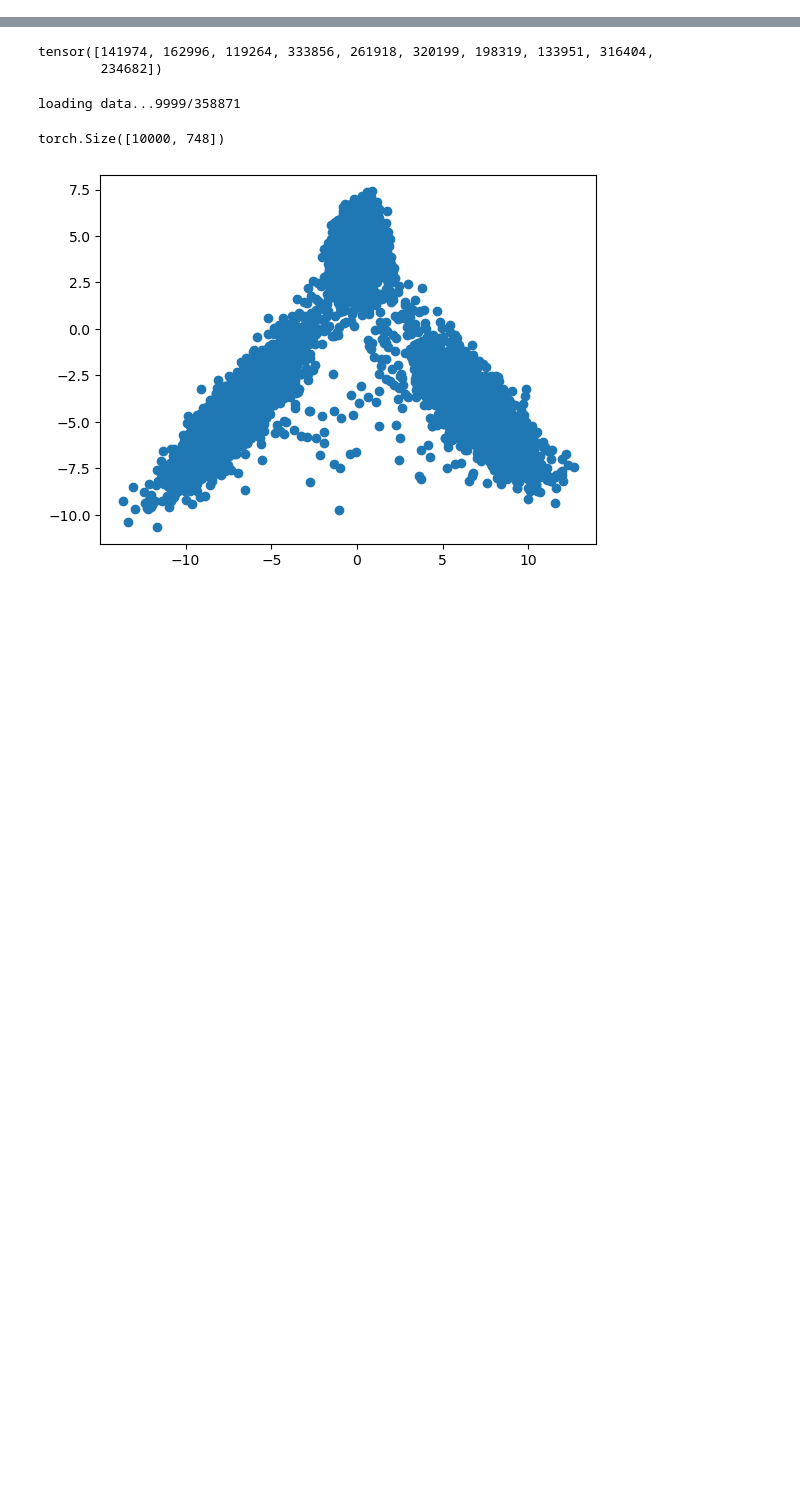
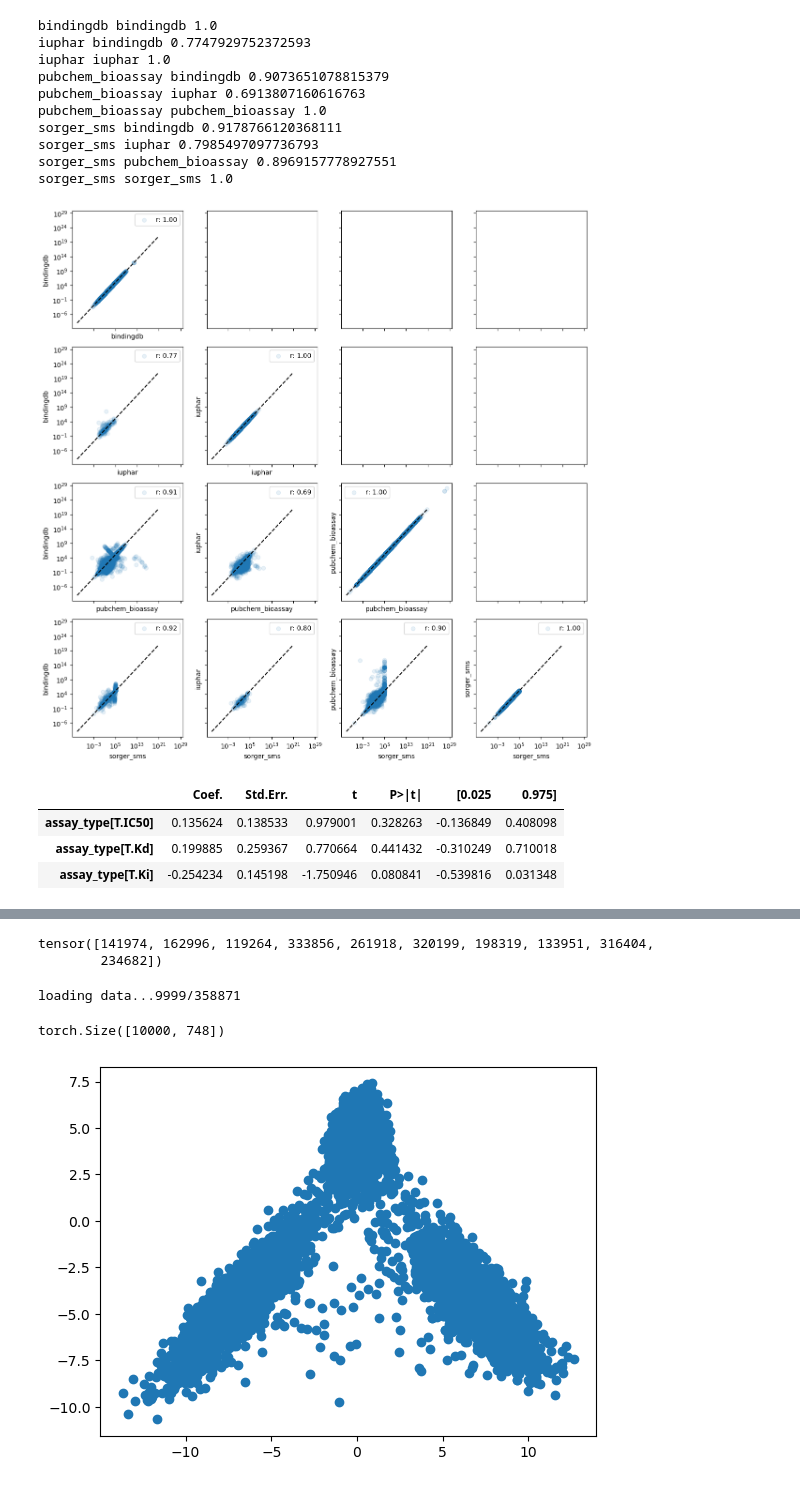
Before and after one commit to nathanieljevans/gsnn-lib, a Jupyter notebook: notebooks/_dev/_dev.ipynb, the cells around one changed output, grey strips where cells are left out. Saved outputs shown, nothing was run; the diff lists cells and outputs as text; code cells hidden in the pictures; blank space fills up the shorter version.

```diff
--- a/notebooks/_dev/_dev.ipynb
+++ b/notebooks/_dev/_dev.ipynb
@@ -25,0 +127,75 @@ The autoreload extension is already loaded. To reload it, use:
+# %%
+# how do assay values between databases compare
+_targ_avg = targ2.groupby(['inchi_key', 'uniprot_id', 'database'])[['assay_value']].mean().reset_index() #.agg(['mean', 'std', 'count', 'min', 'max']).reset_index()
+_targ_wide = _targ_avg[['inchi_key', 'uniprot_id', 'database', 'assay_value']].set_index(['inchi_key', 'uniprot_id']).pivot(columns='database', values='assay_value').reset_index()
+
+f, axes = plt.subplots(4,4, figsize=(12,12), sharex=True, sharey=True)
+
+# supress runtime warning
+import warnings
+warnings.filterwarnings("ignore", category=RuntimeWarning)
+
+for i, atype1 in enumerate(['bindingdb', 'iuphar', 'pubchem_bioassay', 'sorger_sms']):
+    for j, atype2 in enumerate(['bindingdb', 'iuphar', 'pubchem_bioassay', 'sorger_sms']):
+
+        # don't plot the lower triangle
+        if i < j:
+            continue
+
+        print(i,j, end='\r')
+        ax = axes[i,j]
+
+        tmp = _targ_wide[[atype1, atype2]]
+        tmp = np.log10(tmp)
+        r = tmp.dropna().corr(method='pearson').values[0,1]
+        print(atype1, atype2, r)
+
+        #r = np.corrcoef(tmp[atype1].values.ravel(), tmp[atype2].values.ravel())[0,1]
+        ax.scatter(_targ_wide[atype1], _targ_wide[atype2], alpha=0.1 , label=f'r: {r:.2f}')
+
+        # set a diagonal line
+        ax.plot([1e-9, 1e21], [1e-9, 1e21], color='black', linestyle='--')
+
+        ax.set_xlabel(atype1)
+        ax.set_ylabel(atype2)
+        ax.set_xscale('log')
+        ax.set_yscale('log')
+        ax.legend()
+
+plt.tight_layout()
+plt.show()
+# %% [output]
+bindingdb bindingdb 1.0
+iuphar bindingdb 0.7747929752372593
+iuphar iuphar 1.0
+pubchem_bioassay bindingdb 0.9073651078815379
+pubchem_bioassay iuphar 0.6913807160616763
+pubchem_bioassay pubchem_bioassay 1.0
+sorger_sms bindingdb 0.9178766120368111
+sorger_sms iuphar 0.7985497097736793
+sorger_sms pubchem_bioassay 0.8969157778927551
+sorger_sms sorger_sms 1.0
+[figure, added]
+# %%
+#
+
+regdf = targ2.assign(target_key = targ2.inchi_key + '_' + targ2.uniprot_id)[['pubchem_cid', 'target_key', 'assay_type', 'assay_value']].drop_duplicates()
+
+# subsample targets
+targets = np.random.choice(regdf.target_key.unique(), 2500, replace=False)
+regdf = regdf[regdf.target_key.isin(targets)]
+
+# cast pubchem_cid to string
+regdf.pubchem_cid = regdf.pubchem_cid.astype(str)
+# log transform assay value
+regdf.assay_value = np.log10(regdf.assay_value + 1e-20)
+
+# run regression to predict assay value
+model = ols('assay_value ~ target_key + assay_type', data=regdf).fit()
+
+model.summary2().tables[1][lambda x: x.index.str.contains('assay_type')]
+# %% [output]
+|  | Coef. | Std.Err. | t | P>|t| | [0.025 | 0.975] |
+| assay_type[T.IC50] | 0.135624 | 0.138533 | 0.979001 | 0.328263 | -0.136849 | 0.408098 |
+| assay_type[T.Kd] | 0.199885 | 0.259367 | 0.770664 | 0.441432 | -0.310249 | 0.710018 |
+| assay_type[T.Ki] | -0.254234 | 0.145198 | -1.750946 | 0.080841 | -0.539816 | 0.031348 |
```
Also changed, not shown: parts of 35 cells of this notebook, 27 other files.
